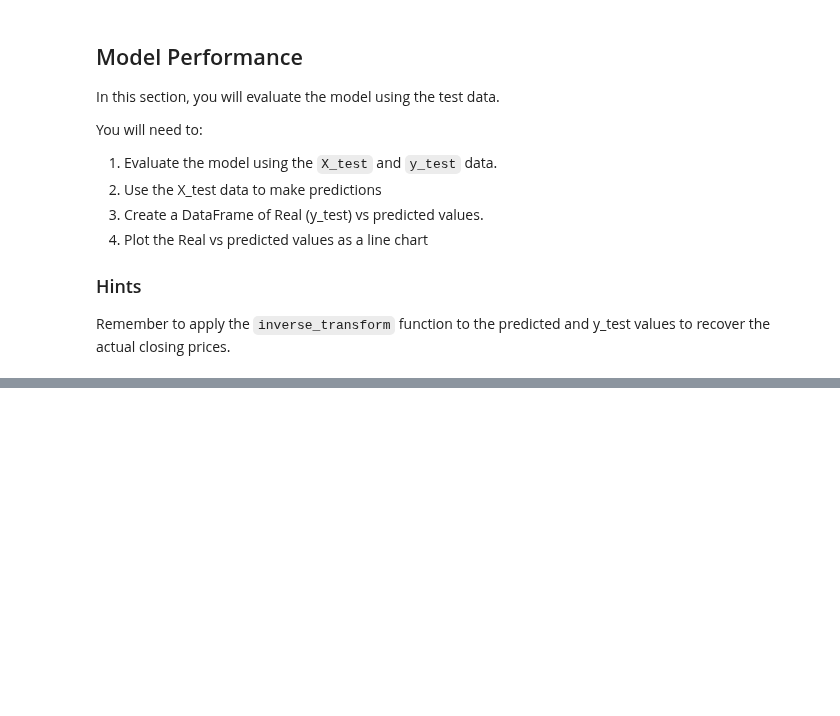
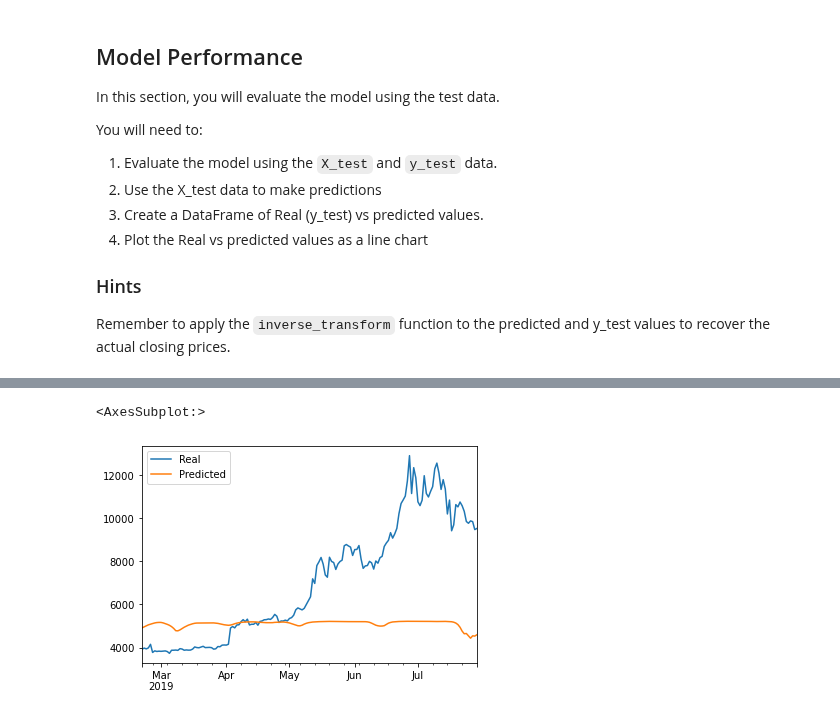
Before and after one commit to vweinblatt123/HW14-DeepLearning, a Jupyter notebook: lstm_stock_predictor_fng.ipynb, the cells around one changed output, grey strips where cells are left out. Saved outputs shown, nothing was run; the diff lists cells and outputs as text; code cells hidden in the pictures; blank space fills up the shorter version.

```diff
--- a/lstm_stock_predictor_fng.ipynb
+++ b/lstm_stock_predictor_fng.ipynb
@@ -238,4 +268,4 @@ stocks.head()
 # %%
 # Plot the real vs predicted values as a line chart
-# YOUR CODE HERE!
+stocks.plot()
 # %% [output]
@@ -242,0 +272,2 @@ stocks.head()
+<AxesSubplot:>
+[figure, added]
```
Also changed, not shown: parts of 14 cells of this notebook, 1 other file.
